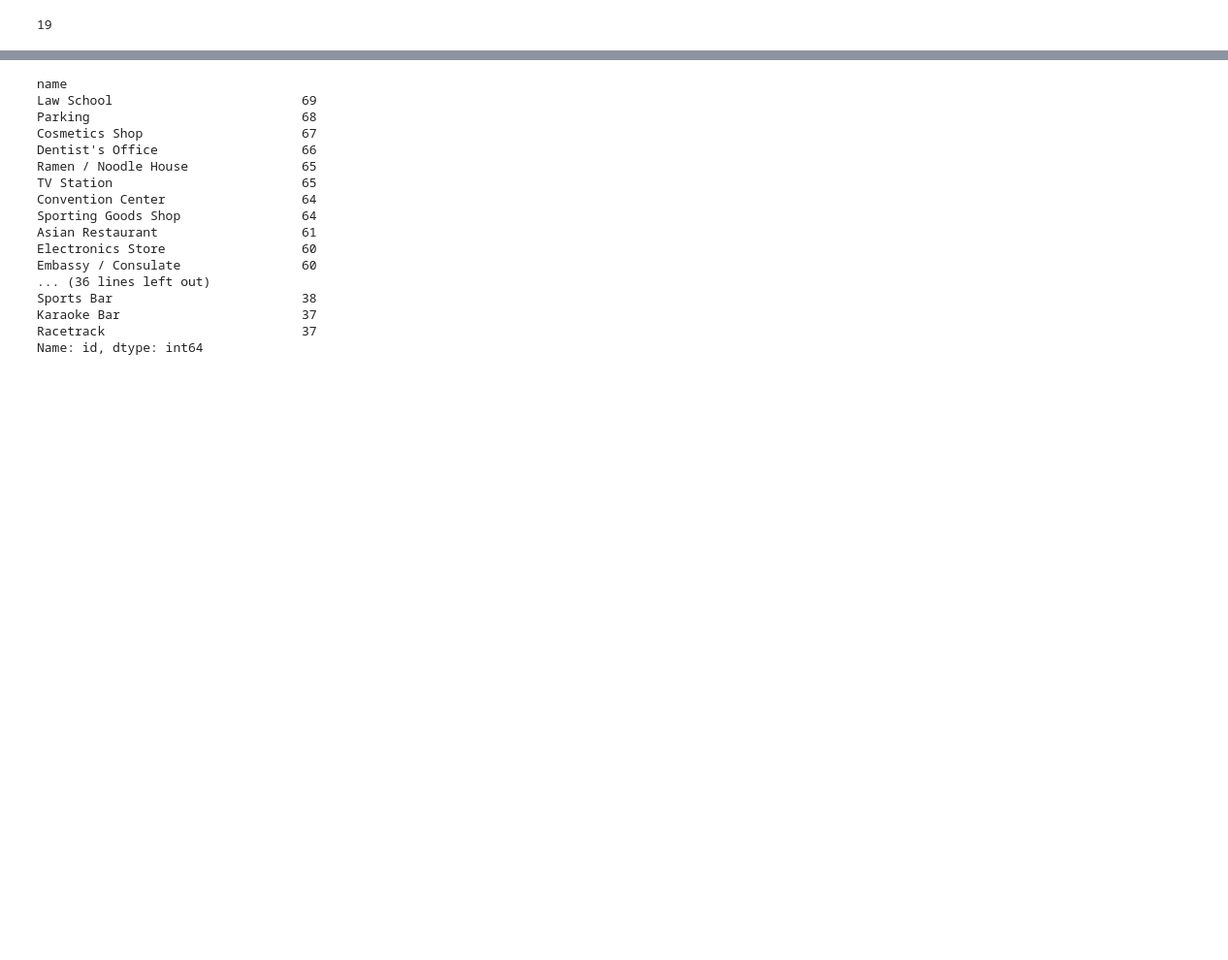
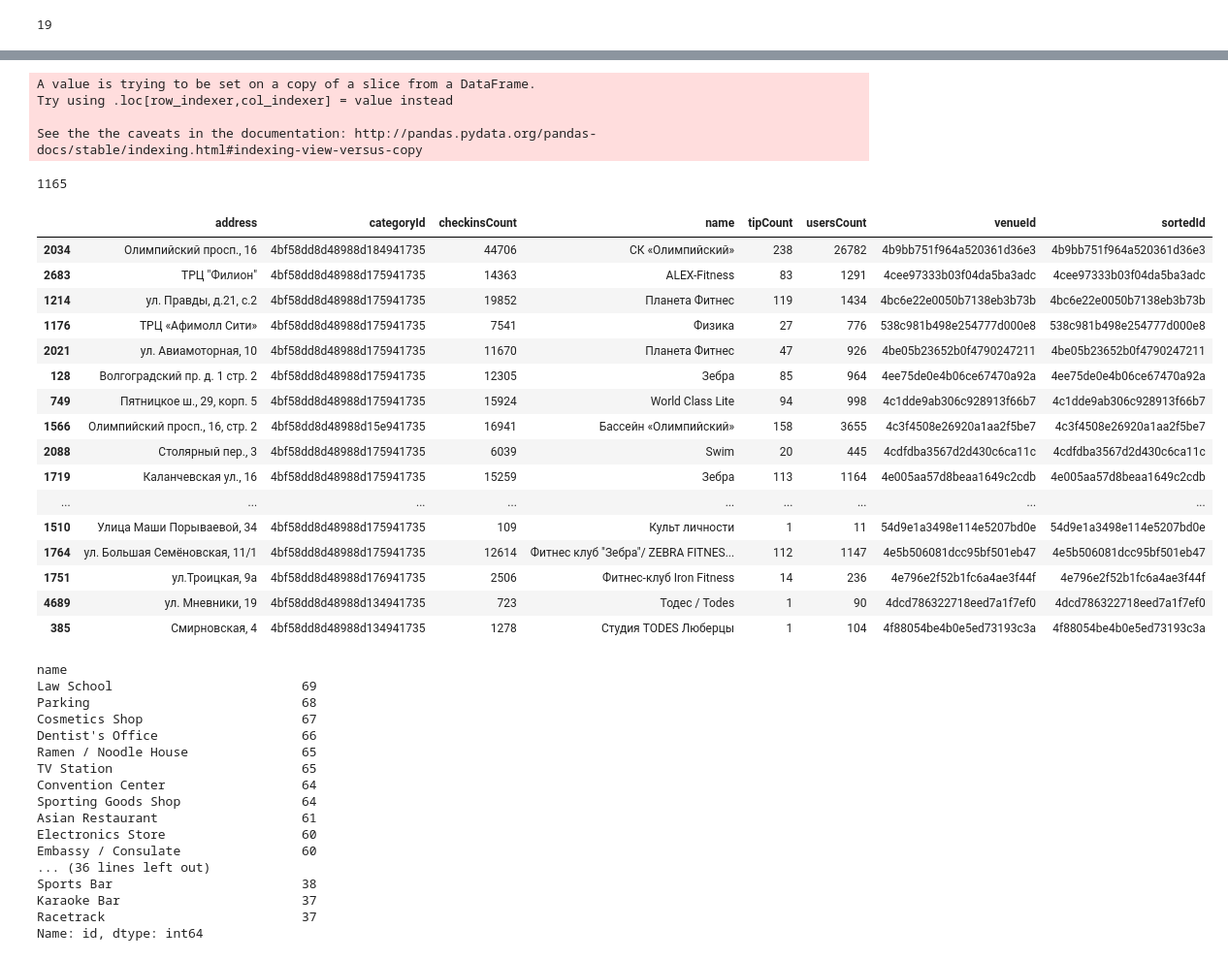
Before and after one commit to pestrov/4sqHealthMine, a Jupyter notebook: Tweets Explorer.ipynb, the cells around one changed output, grey strips where cells are left out. Shown at 97% size. Cells and saved outputs as stored; diff of their text form; code cells hidden in the pictures; blank space fills up the shorter version.

Commit message:
Added loading from sql and some Categorical

```diff
--- a/Tweets Explorer.ipynb
+++ b/Tweets Explorer.ipynb
@@ -387,0 +385,10 @@ checkinsDF[healthIds]
+# %%
+#Get all the health venues
+healthVenues = venuesDF[venuesDF.categoryId.isin(healthIds)]
+# %%
+#Get corresponding check-ins
+healthCheckIns = checkinsDF[checkinsDF.venueId.isin(healthVenues.venueId.tolist())]
+# %%
+sortedHealthVenues = []
+for venueId, group in healthCheckIns.groupby('venueId').agg('size').order(ascending = False).iteritems():
+    sortedHealthVenues.append(venueId)
@@ -388,5 +408,41 @@ checkinsDF[healthIds]
+# %%
+#add a specific order
+healthVenues['sortedId'] = pd.Categorical(
+    healthVenues['venueId'],
+    categories=sortedHealthVenues,
+    ordered=True
+)
+# %% [output]
+A value is trying to be set on a copy of a slice from a DataFrame.
+Try using .loc[row_indexer,col_indexer] = value instead
+
+See the the caveats in the documentation: http://pandas.pydata.org/pandas-docs/stable/indexing.html#indexing-view-versus-copy
+# %%
+len(healthVenues)
+# %% [output]
+1165
 # %%
 healthUsersIds = [hU['id'] for hU in healthUsers]
+# %%
+healthVenues.sort('sortedId')[:30]
+# %% [output]
+|  | address | categoryId | checkinsCount | name | tipCount | usersCount | venueId | sortedId |
+| 2034 | Олимпийский просп., 16 | 4bf58dd8d48988d184941735 | 44706 | СК «Олимпийский» | 238 | 26782 | 4b9bb751f964a520361d36e3 | 4b9bb751f964a520361d36e3 |
+| 2683 | ТРЦ "Филион" | 4bf58dd8d48988d175941735 | 14363 | ALEX-Fitness | 83 | 1291 | 4cee97333b03f04da5ba3adc | 4cee97333b03f04da5ba3adc |
+| 1214 | ул. Правды, д.21, с.2 | 4bf58dd8d48988d175941735 | 19852 | Планета Фитнес | 119 | 1434 | 4bc6e22e0050b7138eb3b73b | 4bc6e22e0050b7138eb3b73b |
+| 1176 | ТРЦ «Афимолл Сити» | 4bf58dd8d48988d175941735 | 7541 | Физика | 27 | 776 | 538c981b498e254777d000e8 | 538c981b498e254777d000e8 |
+| 2021 | ул. Авиамоторная, 10 | 4bf58dd8d48988d175941735 | 11670 | Планета Фитнес | 47 | 926 | 4be05b23652b0f4790247211 | 4be05b23652b0f4790247211 |
+| 128 | Волгоградский пр. д. 1 стр. 2 | 4bf58dd8d48988d175941735 | 12305 | Зебра | 85 | 964 | 4ee75de0e4b06ce67470a92a | 4ee75de0e4b06ce67470a92a |
+| 749 | Пятницкое ш., 29, корп. 5 | 4bf58dd8d48988d175941735 | 15924 | World Class Lite | 94 | 998 | 4c1dde9ab306c928913f66b7 | 4c1dde9ab306c928913f66b7 |
+| 1566 | Олимпийский просп., 16, стр. 2 | 4bf58dd8d48988d15e941735 | 16941 | Бассейн «Олимпийский» | 158 | 3655 | 4c3f4508e26920a1aa2f5be7 | 4c3f4508e26920a1aa2f5be7 |
+| 2088 | Столярный пер., 3 | 4bf58dd8d48988d175941735 | 6039 | Swim | 20 | 445 | 4cdfdba3567d2d430c6ca11c | 4cdfdba3567d2d430c6ca11c |
+| 1719 | Каланчевская ул., 16 | 4bf58dd8d48988d175941735 | 15259 | Зебра | 113 | 1164 | 4e005aa57d8beaa1649c2cdb | 4e005aa57d8beaa1649c2cdb |
+| ... | ... | ... | ... | ... | ... | ... | ... | ... |
+| 1510 | Улица Маши Порываевой, 34 | 4bf58dd8d48988d175941735 | 109 | Культ личности | 1 | 11 | 54d9e1a3498e114e5207bd0e | 54d9e1a3498e114e5207bd0e |
+| 1764 | ул. Большая Семёновская, 11/1 | 4bf58dd8d48988d175941735 | 12614 | Фитнес клуб "Зебра"/ ZEBRA FITNES... | 112 | 1147 | 4e5b506081dcc95bf501eb47 | 4e5b506081dcc95bf501eb47 |
+| 1751 | ул.Троицкая, 9а | 4bf58dd8d48988d176941735 | 2506 | Фитнес-клуб Iron Fitness | 14 | 236 | 4e796e2f52b1fc6a4ae3f44f | 4e796e2f52b1fc6a4ae3f44f |
+| 4689 | ул. Мневники, 19 | 4bf58dd8d48988d134941735 | 723 | Тодес / Todes | 1 | 90 | 4dcd786322718eed7a1f7ef0 | 4dcd786322718eed7a1f7ef0 |
+| 385 | Смирновская, 4 | 4bf58dd8d48988d134941735 | 1278 | Студия TODES Люберцы | 1 | 104 | 4f88054be4b0e5ed73193c3a | 4f88054be4b0e5ed73193c3a |
 # %%
 groupedCat[100:150]
 # %% [output]
```
Also changed, not shown: parts of 4 cells of this notebook.
